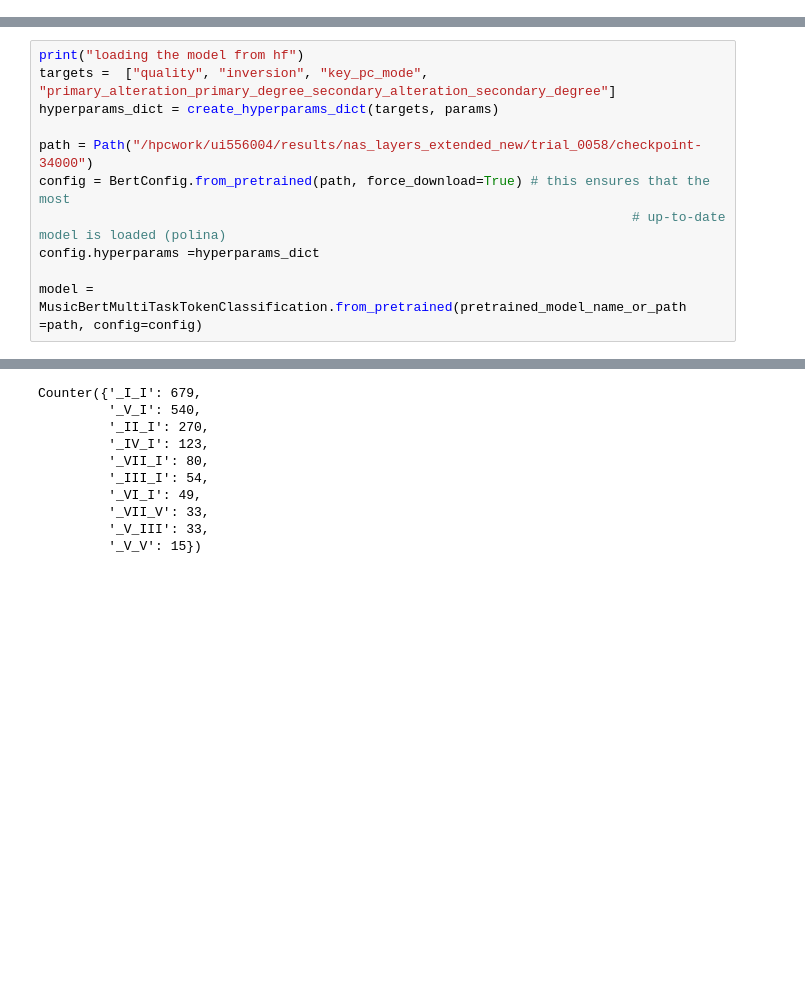
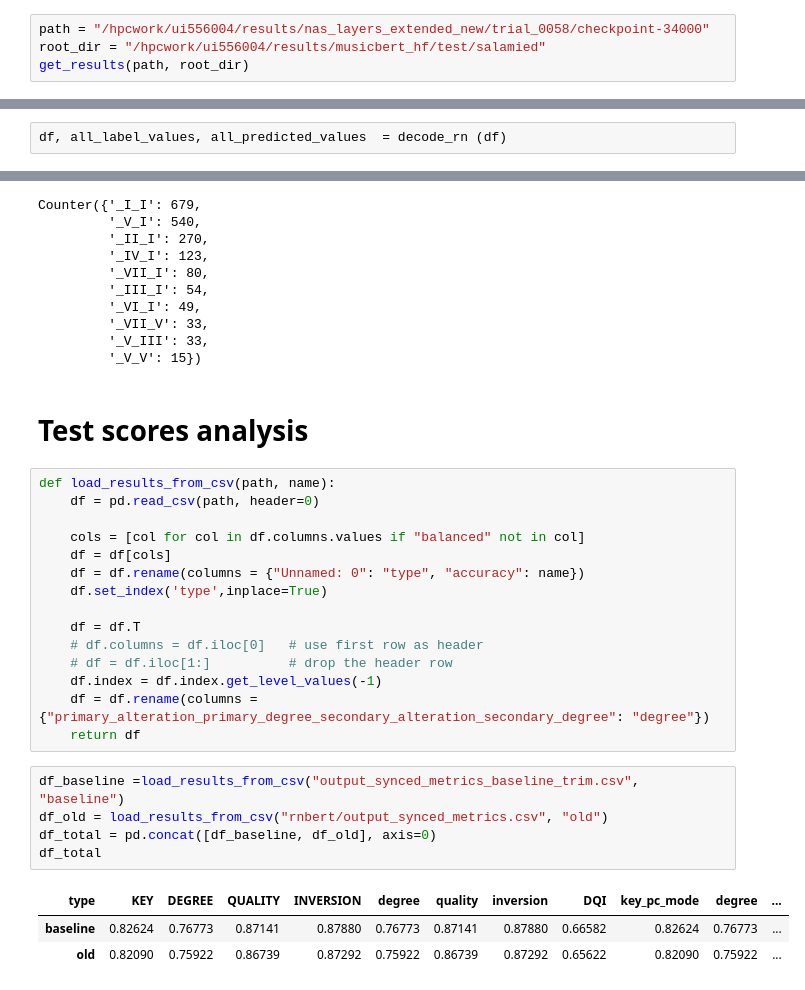
Before and after one commit to PulyaPolya/rnbert_new, a Jupyter notebook: results_analysis_rn.ipynb, the cells around one changed output, grey strips where cells are left out. Saved outputs shown, nothing was run; the diff lists cells and outputs as text; blank space fills up the shorter version.

```diff
--- a/results_analysis_rn.ipynb
+++ b/results_analysis_rn.ipynb
@@ -0,0 +384,4 @@
+# %%
+path = "/hpcwork/ui556004/results/nas_layers_extended_new/trial_0058/checkpoint-34000"
+root_dir = "/hpcwork/ui556004/results/musicbert_hf/test/salamied"
+get_results(path, root_dir)
@@ -113,3 +577,5 @@ def _decode_ids_to_tokens(ids: np.ndarray, id2label: Dict[int, str]) -> List[str
+# %%
+df, all_label_values, all_predicted_values  = decode_rn (df)
 # %%
 from collections import Counter
 total_len = 0
@@ -515,11 +1008,0 @@ params = best_trials[3].params
-# %%
-print("loading the model from hf")
-targets =  ["quality", "inversion", "key_pc_mode", "primary_alteration_primary_degree_secondary_alteration_secondary_degree"]
-hyperparams_dict = create_hyperparams_dict(targets, params)
-
-path = Path("/hpcwork/ui556004/results/nas_layers_extended_new/trial_0058/checkpoint-34000")
-config = BertConfig.from_pretrained(path, force_download=True) # this ensures that the most
-                                                                            # up-to-date model is loaded (polina)
-config.hyperparams =hyperparams_dict
-
-model = MusicBertMultiTaskTokenClassification.from_pretrained(pretrained_model_name_or_path =path, config=config)
@@ -571,3 +1092,30 @@ Counter({'_I_I': 679,
          '_VII_V': 33,
          '_V_III': 33,
          '_V_V': 15})
+# %% [markdown]
+# Test scores analysis
+<!--  -->
+# %%
+def load_results_from_csv(path, name):
+    df = pd.read_csv(path, header=0)
+
+    cols = [col for col in df.columns.values if "balanced" not in col]
+    df = df[cols]
+    df = df.rename(columns = {"Unnamed: 0": "type", "accuracy": name})
+    df.set_index('type',inplace=True)
+
+    df = df.T
+    # df.columns = df.iloc[0]   # use first row as header
+    # df = df.iloc[1:]          # drop the header row
+    df.index = df.index.get_level_values(-1)
+    df = df.rename(columns = {"primary_alteration_primary_degree_secondary_alteration_secondary_degree": "degree"})
+    return df
+# %%
+df_baseline =load_results_from_csv("output_synced_metrics_baseline_trim.csv", "baseline")
+df_old = load_results_from_csv("rnbert/output_synced_metrics.csv", "old")
+df_total = pd.concat([df_baseline, df_old], axis=0)
+df_total
+# %% [output]
+| type | KEY | DEGREE | QUALITY | INVERSION | degree | quality | inversion | DQI | key_pc_mode | degree | ... |
+| baseline | 0.82624 | 0.76773 | 0.87141 | 0.87880 | 0.76773 | 0.87141 | 0.87880 | 0.66582 | 0.82624 | 0.76773 | ... |
+| old | 0.82090 | 0.75922 | 0.86739 | 0.87292 | 0.75922 | 0.86739 | 0.87292 | 0.65622 | 0.82090 | 0.75922 | ... |
```
Also changed, not shown: parts of 31 cells of this notebook.
